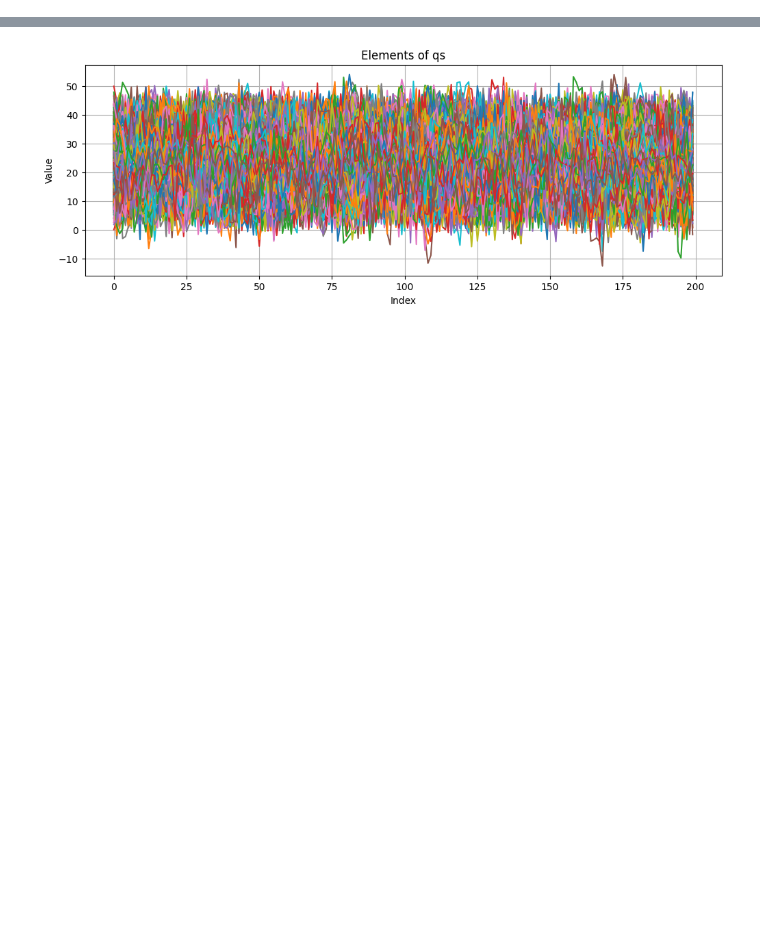
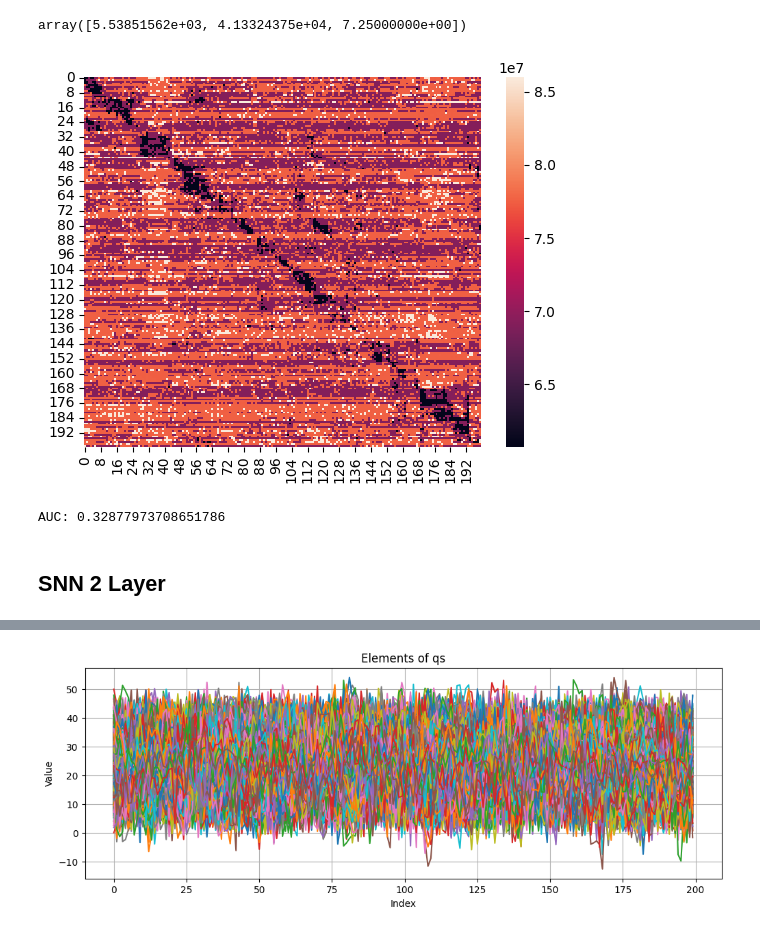
Before and after one commit to vidurayashan/VPR_Loihi, a Jupyter notebook: experiments/test_1.ipynb, the cells around one changed output, grey strips where cells are left out. Drawn from its saved outputs; the diff is of its cells as text; code cells hidden in the pictures; blank space fills up the shorter version.

```diff
--- a/experiments/test_1.ipynb
+++ b/experiments/test_1.ipynb
@@ -68,0 +63,6 @@ from dot_product import  LoihiDotProductSimulationPositive
+# %%
+constant = 1/math.sqrt(2)
+
+dot = LoihiDotProductSimulationPositive3Layer(D1, D2, constant)
+# %%
+DD, qs, dbs = dot.run()
@@ -69,3 +87,22 @@ from dot_product import  LoihiDotProductSimulationPositive
+# %%
+DD[0][:,0]
+# %% [output]
+array([5.53851562e+03, 4.13324375e+04, 7.25000000e+00])
+# %%
+import seaborn as sns
+
+ax = sns.heatmap(DD)
+plt.show()
+# %% [output]
+[figure, added]
+# %%
+
+metrics = calculate_evaluation_metrics(DD, g_truth)
+print(f"AUC: {metrics['auc']}")
+# %% [output]
+AUC: 0.32877973708651786
+# %% [markdown]
+## SNN 2 Layer
 # %%
 constant = 1/math.sqrt(2)
 
```
Also changed, not shown: parts of 5 cells of this notebook, 3 other files.
